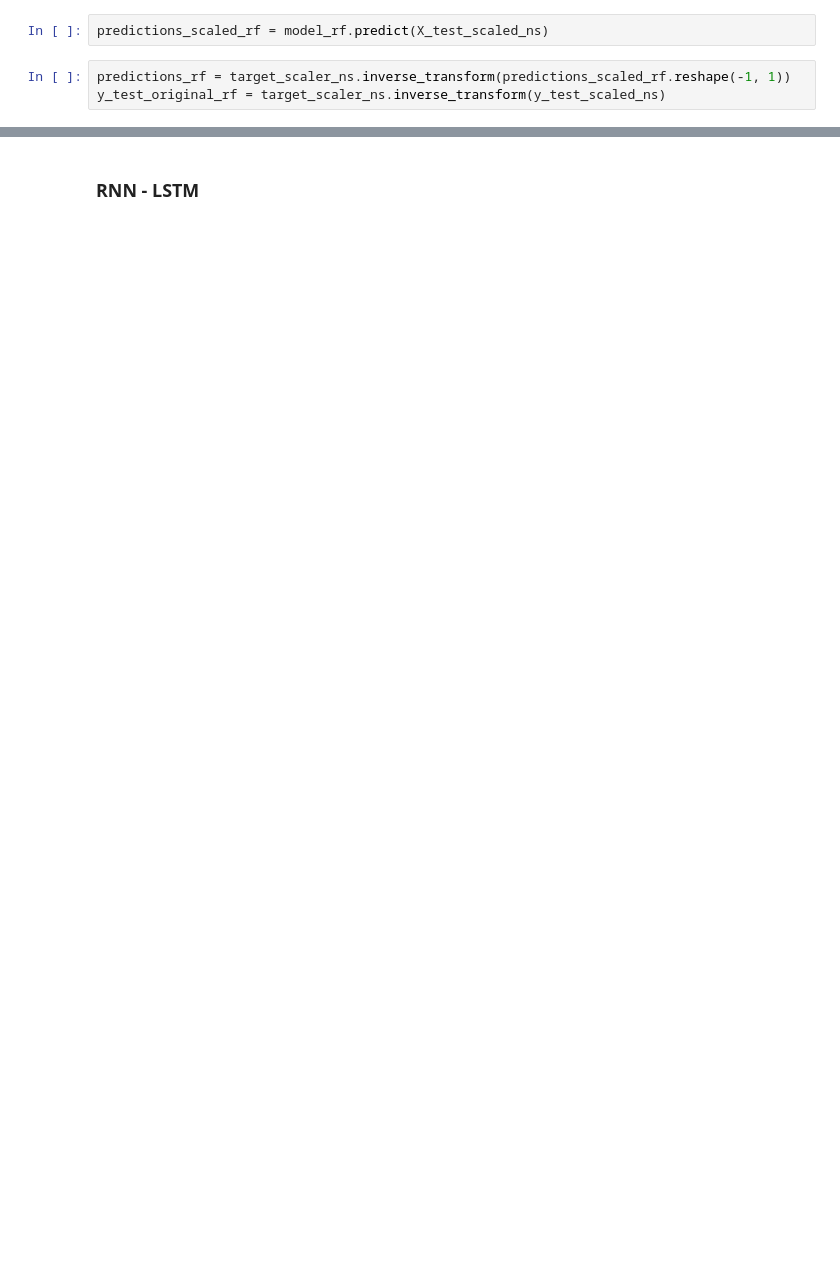
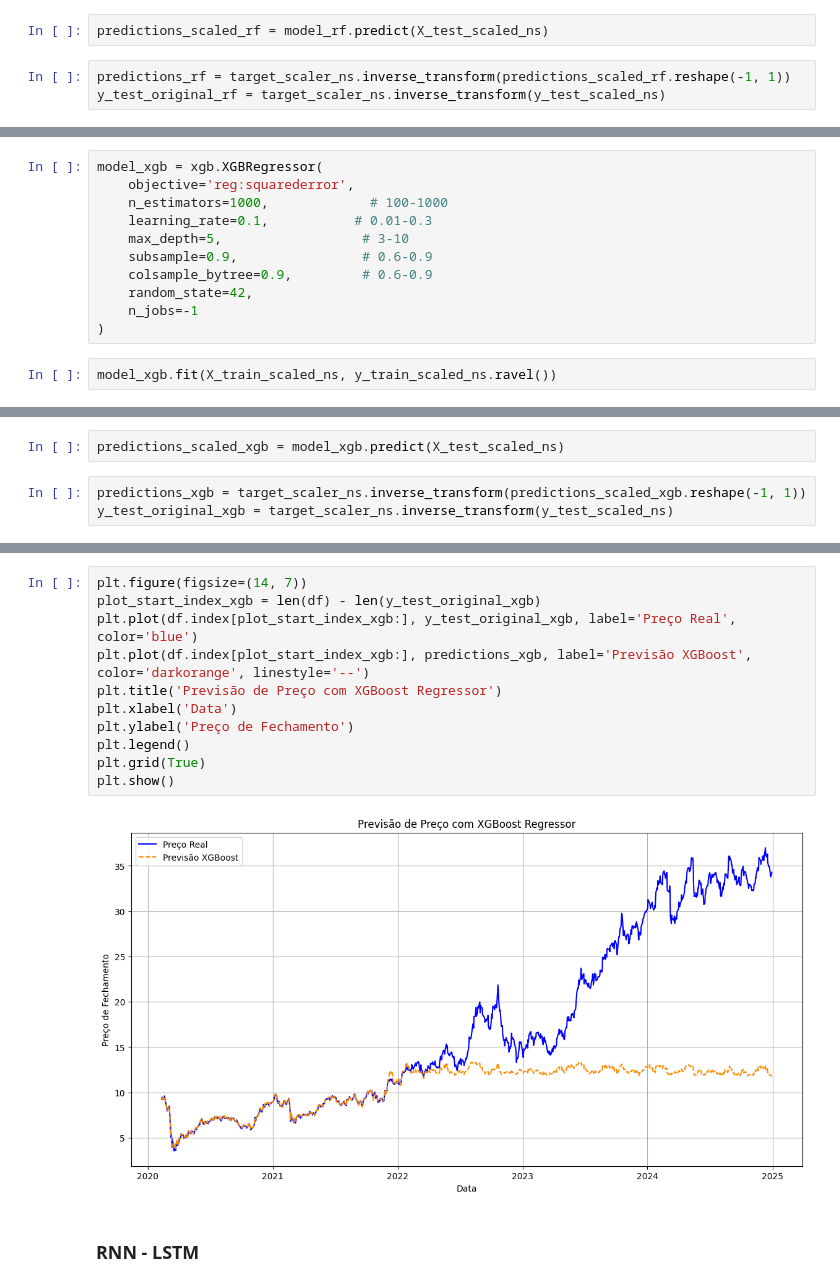
Before and after one commit to mateus-heck/sotck-price-predictor, a Jupyter notebook: price_predictor copy.ipynb, the cells around one changed output, grey strips where cells are left out. Drawn from its saved outputs; the diff is of its cells as text; blank space fills up the shorter version.

```diff
--- a/price_predictor copy.ipynb
+++ b/price_predictor copy.ipynb
@@ -265,0 +268,13 @@ plt.show()
+# %%
+model_xgb = xgb.XGBRegressor(
+    objective='reg:squarederror',
+    n_estimators=1000,             # 100-1000
+    learning_rate=0.1,           # 0.01-0.3
+    max_depth=5,                  # 3-10
+    subsample=0.9,                # 0.6-0.9
+    colsample_bytree=0.9,         # 0.6-0.9
+    random_state=42,
+    n_jobs=-1
+)
+# %%
+model_xgb.fit(X_train_scaled_ns, y_train_scaled_ns.ravel())
@@ -265,0 +293,5 @@ plt.show()
+# %%
+predictions_scaled_xgb = model_xgb.predict(X_test_scaled_ns)
+# %%
+predictions_xgb = target_scaler_ns.inverse_transform(predictions_scaled_xgb.reshape(-1, 1))
+y_test_original_xgb = target_scaler_ns.inverse_transform(y_test_scaled_ns)
@@ -266,3 +310,16 @@ plt.show()
+# %%
+plt.figure(figsize=(14, 7))
+plot_start_index_xgb = len(df) - len(y_test_original_xgb)
+plt.plot(df.index[plot_start_index_xgb:], y_test_original_xgb, label='Preço Real', color='blue')
+plt.plot(df.index[plot_start_index_xgb:], predictions_xgb, label='Previsão XGBoost', color='darkorange', linestyle='--')
+plt.title('Previsão de Preço com XGBoost Regressor')
+plt.xlabel('Data')
+plt.ylabel('Preço de Fechamento')
+plt.legend()
+plt.grid(True)
+plt.show()
+# %% [output]
+[figure, added]
 # %% [markdown]
 ### RNN - LSTM
 # %%
```
Also changed, not shown: parts of 31 cells of this notebook.
